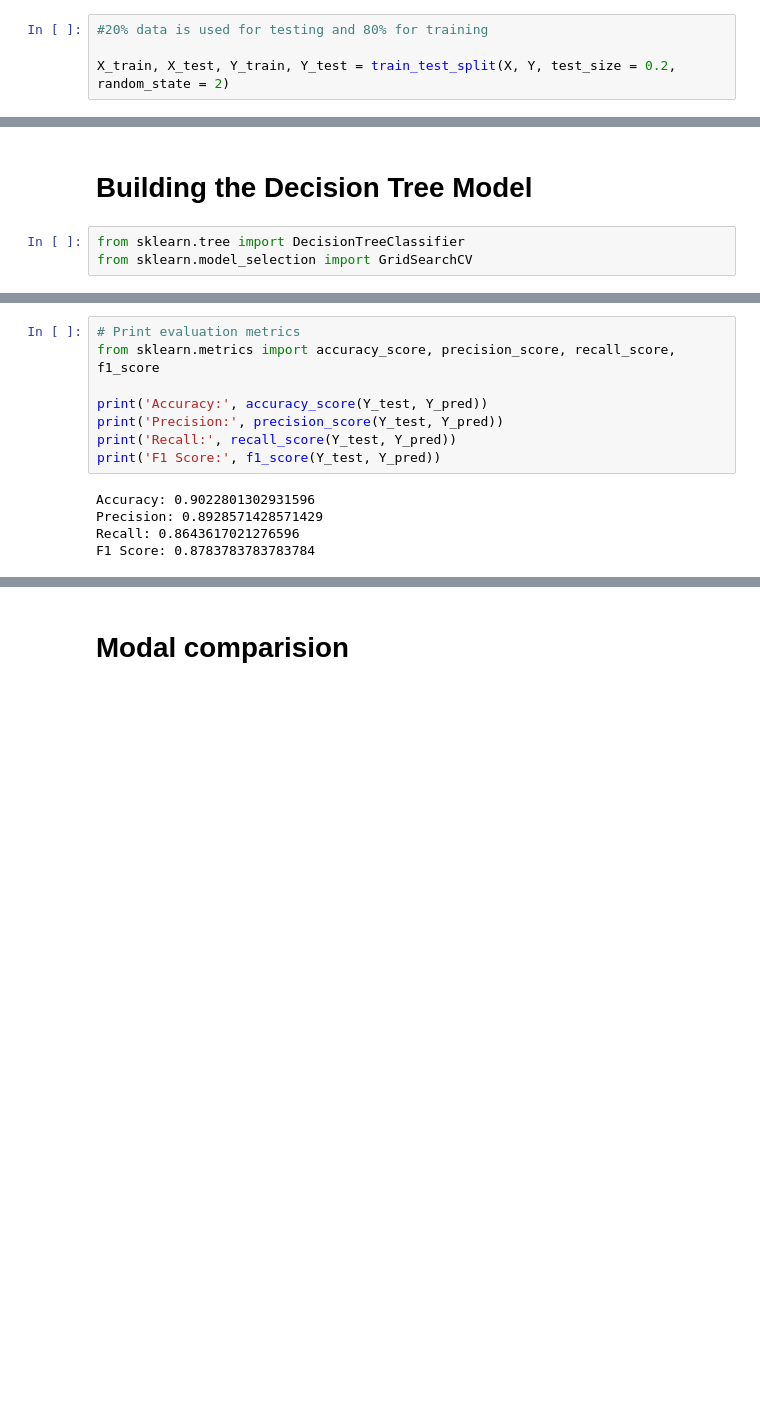
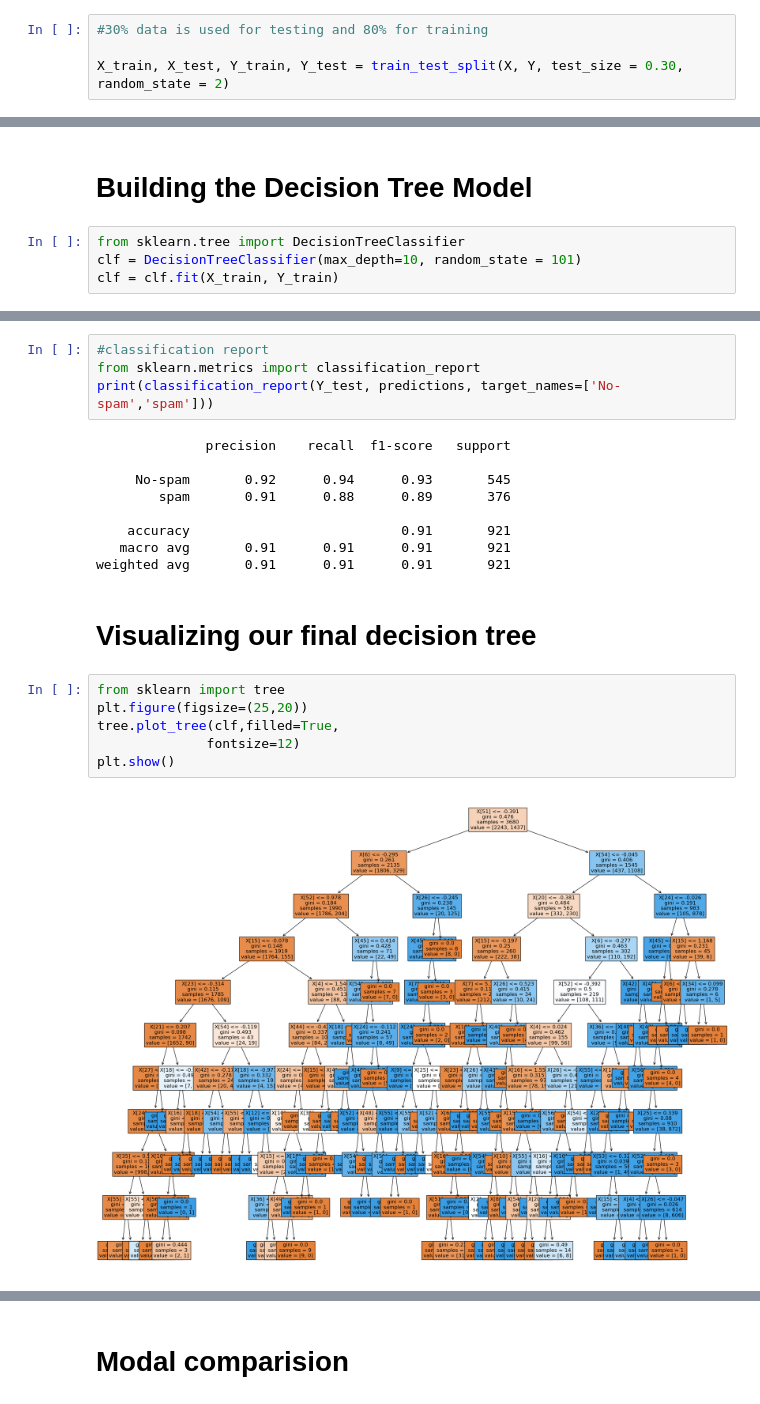
Before and after one commit to IshanVidyanga/ML_CW, a Jupyter notebook: MachineLearning_CW.ipynb, the cells around one changed output, grey strips where cells are left out. Cells and saved outputs as stored; diff of their text form; blank space fills up the shorter version.

Commit message:
did some justifications for decision tree modal

```diff
--- a/MachineLearning_CW.ipynb
+++ b/MachineLearning_CW.ipynb
@@ -161,9 +163,9 @@ Y = df_churn['spam']
 from sklearn.model_selection import train_test_split
 from sklearn.preprocessing import StandardScaler
 # %%
-#20% data is used for testing and 80% for training
+#30% data is used for testing and 80% for training
 
-X_train, X_test, Y_train, Y_test = train_test_split(X, Y, test_size = 0.2, random_state = 2)
+X_train, X_test, Y_train, Y_test = train_test_split(X, Y, test_size = 0.30, random_state = 2)
 # %%
 # Perform feature scaling
 sc = StandardScaler()
@@ -227,4 +229,5 @@ F1 Score: 0.9116022099447514
 # Building the Decision Tree Model
 # %%
 from sklearn.tree import DecisionTreeClassifier
-from sklearn.model_selection import GridSearchCV
+clf = DecisionTreeClassifier(max_depth=10, random_state = 101)
+clf = clf.fit(X_train, Y_train)
@@ -257,13 +268,23 @@ Y_pred = dt.predict(X_test)
 # %%
-# Print evaluation metrics
-from sklearn.metrics import accuracy_score, precision_score, recall_score, f1_score
-
-print('Accuracy:', accuracy_score(Y_test, Y_pred))
-print('Precision:', precision_score(Y_test, Y_pred))
-print('Recall:', recall_score(Y_test, Y_pred))
-print('F1 Score:', f1_score(Y_test, Y_pred))
+#classification report
+from sklearn.metrics import classification_report
+print(classification_report(Y_test, predictions, target_names=['No-spam','spam']))
 # %% [output]
-Accuracy: 0.9022801302931596
-Precision: 0.8928571428571429
-Recall: 0.8643617021276596
-F1 Score: 0.8783783783783784
+              precision    recall  f1-score   support
+
+     No-spam       0.92      0.94      0.93       545
+        spam       0.91      0.88      0.89       376
+
+    accuracy                           0.91       921
+   macro avg       0.91      0.91      0.91       921
+weighted avg       0.91      0.91      0.91       921
+# %% [markdown]
+# Visualizing our final decision tree
+# %%
+from sklearn import tree
+plt.figure(figsize=(25,20))
+tree.plot_tree(clf,filled=True,
+              fontsize=12)
+plt.show()
+# %% [output]
+[figure, added]
```
Also changed, not shown: parts of 10 cells of this notebook.
